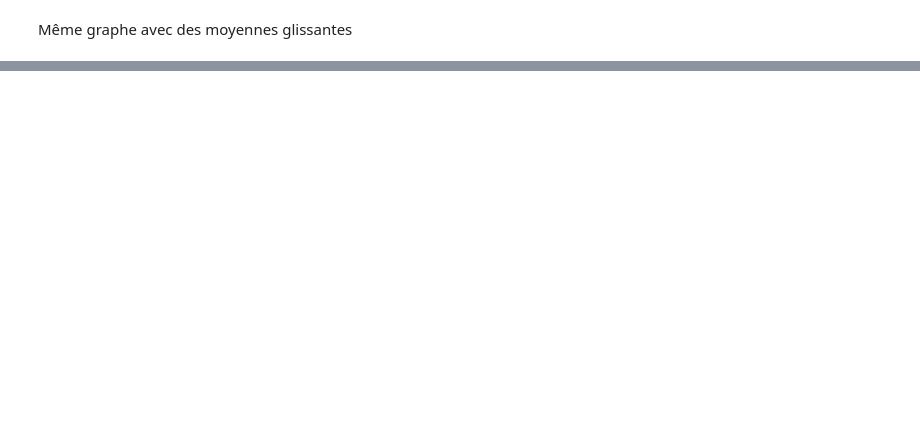
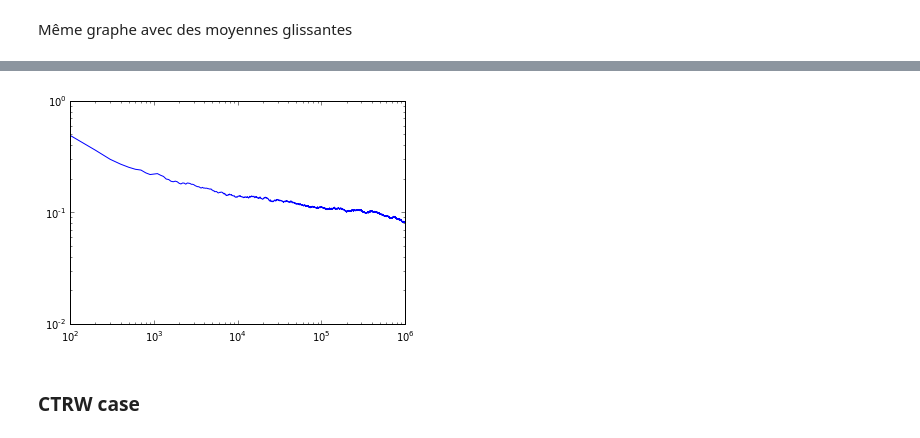
Before and after one commit to clementhenin/dynamical_process, a Jupyter notebook: small_theoretical_study.ipynb, the cells around one changed output, grey strips where cells are left out. Drawn from its saved outputs; the diff is of its cells as text; code cells hidden in the pictures; blank space fills up the shorter version.

```diff
--- a/small_theoretical_study.ipynb
+++ b/small_theoretical_study.ipynb
@@ -204,0 +234,8 @@ plt.legend()
+# %%
+plt.plot(data_obst.time, data_obst.R2 / data_obst.time)
+plt.xscale('log')
+plt.yscale('log')
+# %% [output]
+[figure, added]
+# %% [markdown]
+### CTRW case
```
Also changed, not shown: parts of 12 cells of this notebook, 1 other file.
